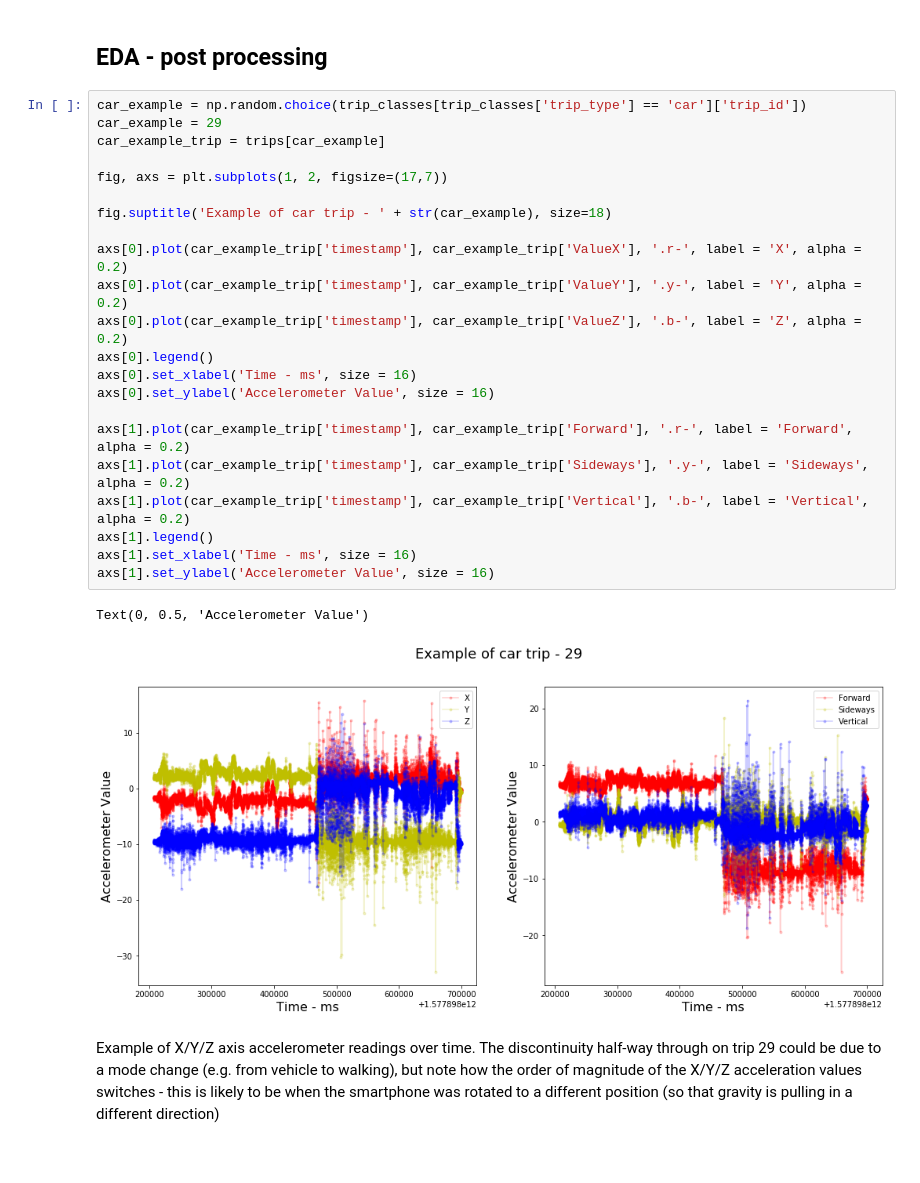
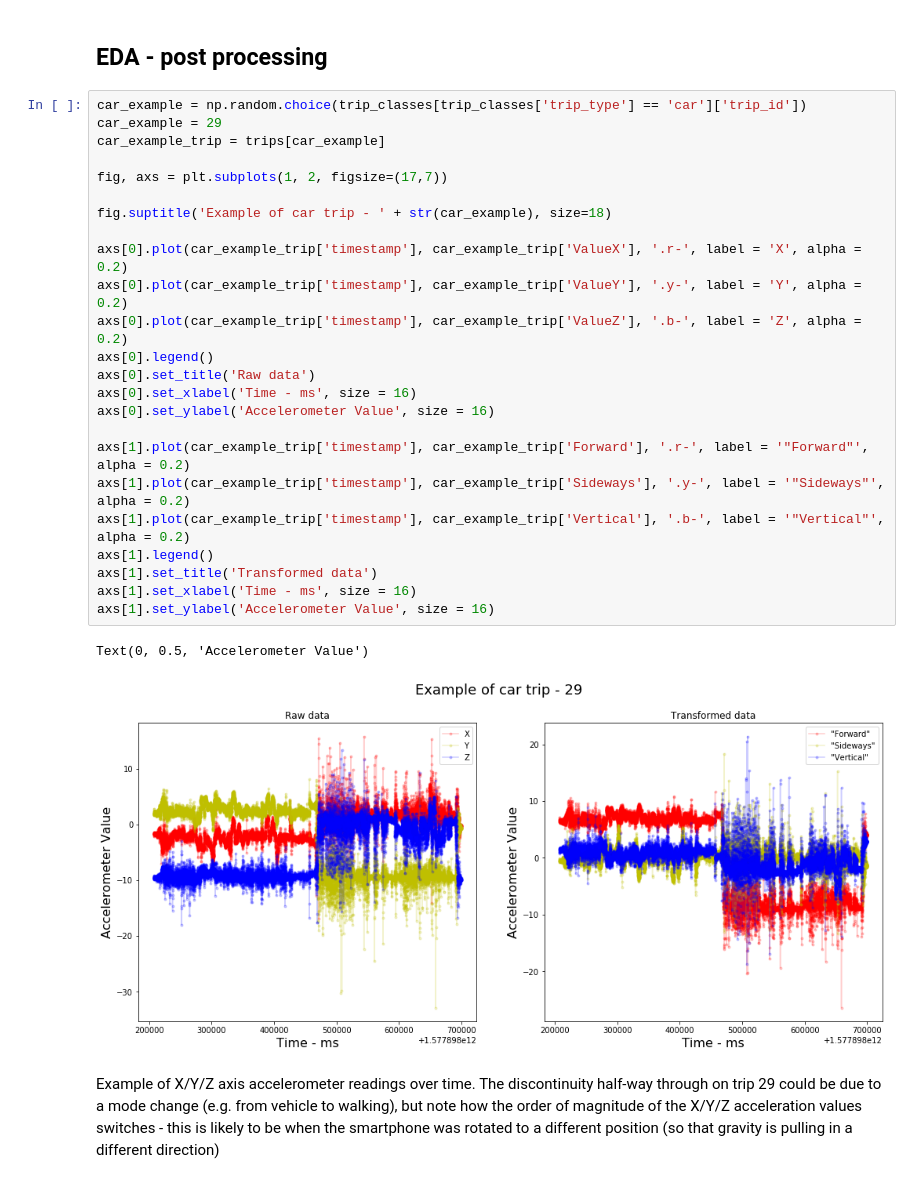
Before and after one commit to dolmas1/zego_telematics, a Jupyter notebook: sam_dolman_analysis.ipynb, the cells around one changed output. Cells and saved outputs as stored; diff of their text form.

```diff
--- a/sam_dolman_analysis.ipynb
+++ b/sam_dolman_analysis.ipynb
@@ -184,28 +186,30 @@ for trip_id in trips:
 # %%
 car_example = np.random.choice(trip_classes[trip_classes['trip_type'] == 'car']['trip_id'])
 car_example = 29
 car_example_trip = trips[car_example]
 
 fig, axs = plt.subplots(1, 2, figsize=(17,7))
 
 fig.suptitle('Example of car trip - ' + str(car_example), size=18)
 
 axs[0].plot(car_example_trip['timestamp'], car_example_trip['ValueX'], '.r-', label = 'X', alpha = 0.2)
 axs[0].plot(car_example_trip['timestamp'], car_example_trip['ValueY'], '.y-', label = 'Y', alpha = 0.2)
 axs[0].plot(car_example_trip['timestamp'], car_example_trip['ValueZ'], '.b-', label = 'Z', alpha = 0.2)
 axs[0].legend()
+axs[0].set_title('Raw data')
 axs[0].set_xlabel('Time - ms', size = 16)
 axs[0].set_ylabel('Accelerometer Value', size = 16)
 
-axs[1].plot(car_example_trip['timestamp'], car_example_trip['Forward'], '.r-', label = 'Forward', alpha = 0.2)
-axs[1].plot(car_example_trip['timestamp'], car_example_trip['Sideways'], '.y-', label = 'Sideways', alpha = 0.2)
-axs[1].plot(car_example_trip['timestamp'], car_example_trip['Vertical'], '.b-', label = 'Vertical', alpha = 0.2)
+axs[1].plot(car_example_trip['timestamp'], car_example_trip['Forward'], '.r-', label = '"Forward"', alpha = 0.2)
+axs[1].plot(car_example_trip['timestamp'], car_example_trip['Sideways'], '.y-', label = '"Sideways"', alpha = 0.2)
+axs[1].plot(car_example_trip['timestamp'], car_example_trip['Vertical'], '.b-', label = '"Vertical"', alpha = 0.2)
 axs[1].legend()
+axs[1].set_title('Transformed data')
 axs[1].set_xlabel('Time - ms', size = 16)
 axs[1].set_ylabel('Accelerometer Value', size = 16)
 # %% [output]
 Text(0, 0.5, 'Accelerometer Value')
-[figure, old version]
+[figure, new version]
 # %% [markdown]
 Example of X/Y/Z axis accelerometer readings over time. The discontinuity half-way through on trip 29 could be due to a mode change (e.g. from vehicle to walking), but note how the order of magnitude of the X/Y/Z acceleration values switches - this is likely to be when the smartphone was rotated to a different position (so that gravity is pulling in a different direction)
 # %%
```
Also changed, not shown: parts of 11 cells of this notebook.
